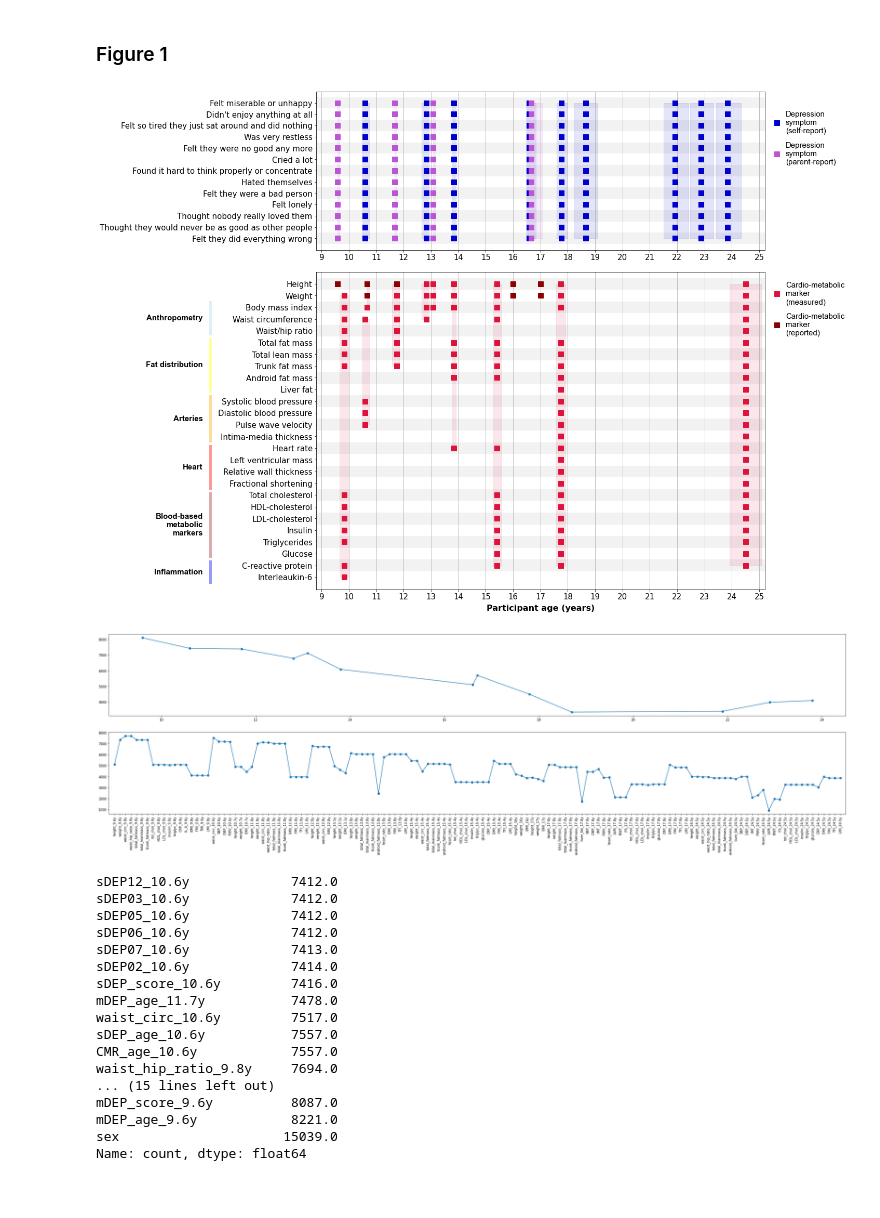
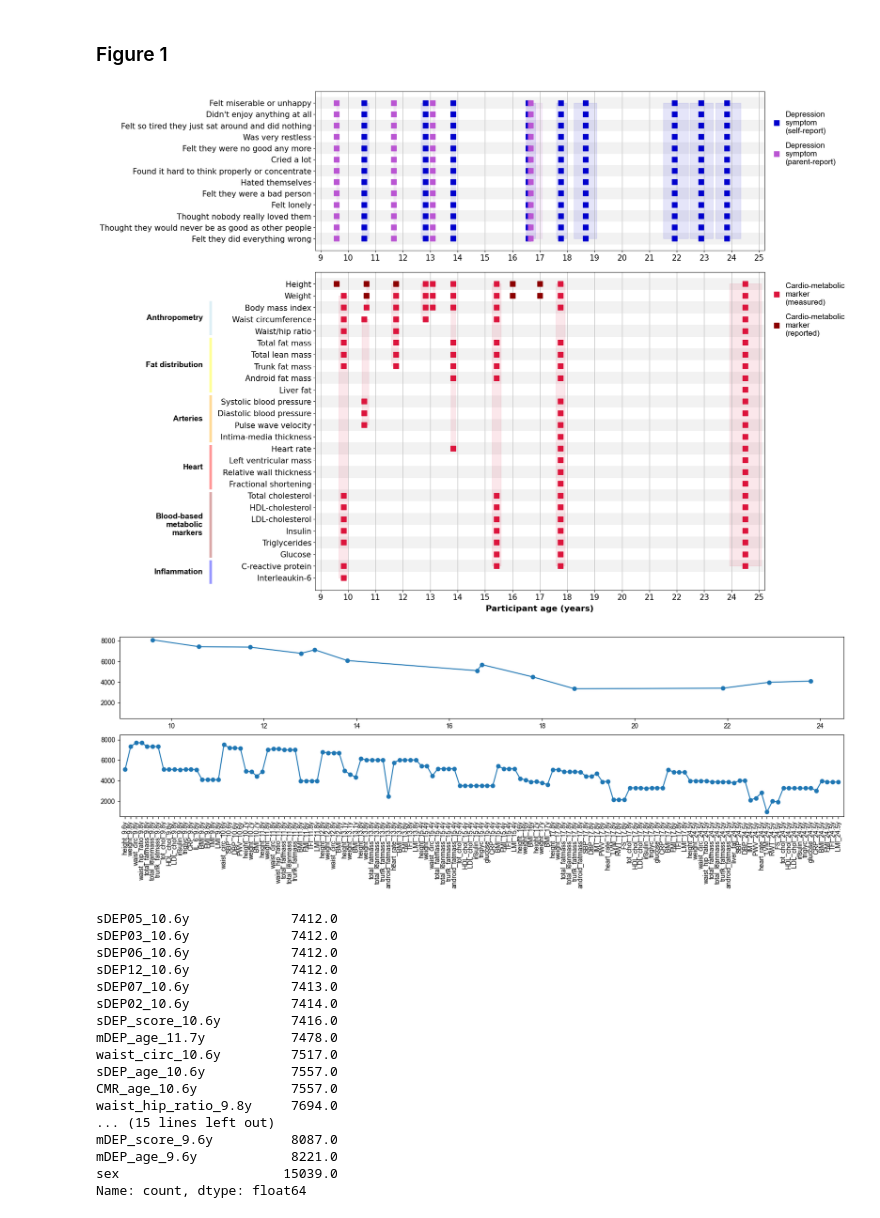
Before and after one commit to SereDef/comorb-longit-project, a Jupyter notebook: 3.Timeline.ipynb, the cells around one changed output. Saved outputs shown, nothing was run; the diff lists cells and outputs as text; code cells hidden in the pictures; blank space fills up the shorter version.

```diff
--- a/3.Timeline.ipynb
+++ b/3.Timeline.ipynb
@@ -5,7 +5,7 @@ import matplotlib.pyplot as plt
 import matplotlib.lines as lines
 # %%
 # Read in data
-d = pd.read_csv('./raw_data.csv', index_col=0)
+d = pd.read_csv('../mats/raw_data.csv', index_col=0)
 # d = pyreadr.read_r('./raw_data.rds')[None]
 d.describe()
 # %% [output]
@@ -159,31 +159,37 @@ markcmr(.230,.110, 'brown','Blood-based\nmetabolic\nmarkers')
 markcmr(.100,.060, 'blue','Inflammation')
 
 
-fig.savefig('timeline.pdf', dpi=400)
+fig.savefig('assets/timeline.pdf', dpi=400)
+fig.savefig('assets/timeline.png', dpi=70, bbox_inches='tight')
 # %% [output]
-[figure, old version]
+[figure, new version]
 # %%
-fig, axs = plt.subplot_mosaic('A;B', figsize=(40,10))
+fig, axs = plt.subplot_mosaic('A;B', figsize=(20,5))
 
 dep = d[list(d.columns[d.columns.str.contains('DEP_score')])]
 cmr = d[list(d.columns[~d.columns.str.contains('DEP|sex|age|smoking|canabis|alcohol')])]
 
-axs['A'].plot([9.6,10.6,11.7, 12.8,13.1,13.8,16.6,16.7,17.8,18.7,21.9,22.9,23.8],dep.describe().loc['count'], '-o')
+axs['A'].plot([9.6,10.6,11.7,12.8,13.1,13.8,16.6,16.7,17.8,18.7,21.9,22.9,23.8],dep.describe().loc['count'], '-o')
 axs['B'].plot(cmr.describe().loc['count'], '-o')
 
 axs['B'].tick_params(axis='x', labelrotation = 90)
 axs['B'].set_xlim(-1,cmr.shape[1]-1);
+
+axs['A'].set_ylim(500, 8400);axs['B'].set_ylim(500, 8500);
+
+fig.savefig('assets/samplesizes.pdf', dpi=400)
+fig.savefig('assets/samplesizes.png', dpi=70, bbox_inches='tight')
 # %% [output]
-[figure, old version]
+[figure, new version]
 # %%
 cs = d.describe().loc['count'].sort_values()
 # %%
 cs.tail(30)
 # %% [output]
+sDEP05_10.6y             7412.0
+sDEP03_10.6y             7412.0
+sDEP06_10.6y             7412.0
 sDEP12_10.6y             7412.0
-sDEP03_10.6y             7412.0
-sDEP05_10.6y             7412.0
-sDEP06_10.6y             7412.0
 sDEP07_10.6y             7413.0
 sDEP02_10.6y             7414.0
 sDEP_score_10.6y         7416.0
```
Also changed, not shown: parts of 1 cell of this notebook, 8 other files.
